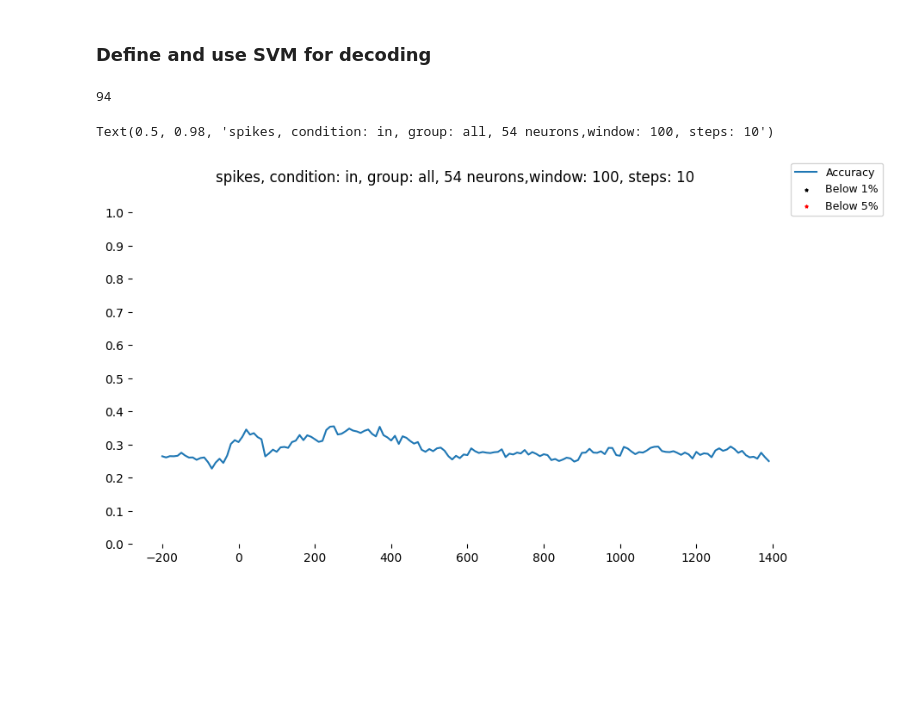
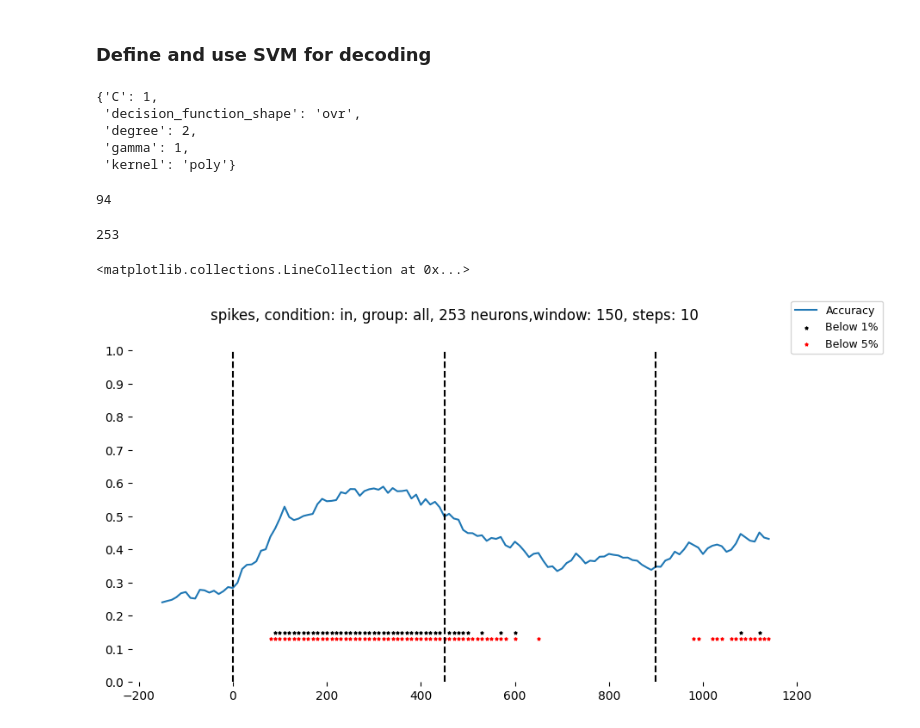
Before and after one commit to Ibos-lab/EphysVibe, a Jupyter notebook: examples/decoding.ipynb, the cells around one changed output. Drawn from its saved outputs; the diff is of its cells as text; code cells hidden in the pictures; blank space fills up the shorter version.

```diff
--- a/examples/decoding.ipynb
+++ b/examples/decoding.ipynb
@@ -32,7 +32,7 @@ def moving_average(data:np.ndarray,win:int, step:int=1)-> np.ndarray:
         count +=1
     return d_avg
 # %%
-def get_avg_fr(sp_path,bhv_path,rf_all_b1,cgroup,win,step,in_out="in",e_align="sample_on",t_before=200,to_decode='samples'):
+def get_avg_fr(sp_path,bhv_path,rf_all_b1,cgroup,win,step,in_out="in",e_align="sample_on",t_before=200,to_decode='samples',min_n_tr=30):
     print(sp_path)
     print(bhv_path)
     data = SpikeData.from_python_hdf5(sp_path)
@@ -56,9 +56,8 @@ def get_avg_fr(sp_path,bhv_path,rf_all_b1,cgroup,win,step,in_out="in",e_align="s
         neurons = np.where(data.clustersgroup == cgroup)[0]
 
 
-    rf_neurons = rf_all_b1[['date','array_position']][rf_all_b1['date']==date]
-
-    neurons = np.in1d(neurons,rf_neurons['array_position'].values)
+    # rf_neurons = rf_all_b1[['date','array_position']][rf_all_b1['date']==date]
+    # neurons = neurons[np.in1d(neurons,rf_neurons['array_position'].values)]
 
     if len(neurons) == 0:
         return np.nan,np.nan
@@ -101,7 +100,7 @@ def get_avg_fr(sp_path,bhv_path,rf_all_b1,cgroup,win,step,in_out="in",e_align="s
     for i_task, (trial_idx_n, neurons,task) in enumerate(zip(trials_neuron,t_neurons,task_all)):
         min_task = task.groupby(["sample"]).count().min().min()
         # check number of trials
-        if min_task>=30:
+        if min_task>=min_n_tr:
             trials_s_on = data.code_samples[
                 trial_idx[trial_idx_n],
                 np.where(data.code_numbers[trial_idx[trial_idx_n]] == task_constants.EVENTS_B1[e_align])[
@@ -214,7 +213,7 @@ file1.close()
 file1 = open("/envau/work/invibe/USERS/IBOS/code/flow/paths_sp_decoding.txt", "r")
 lines_sp = file1.readlines()
 file1.close()
-directory_b1="/envau/work/invibe/USERS/IBOS/data/Riesling/TSCM/OpenEphys/plots2/detect_rf/test/lip/b1"
+directory_b1="/envau/work/invibe/USERS/IBOS/data/Riesling/TSCM/OpenEphys/plots2/detect_rf/lip/b1"
 rf_path_b1 = os.path.normpath(str(directory_b1) + "/*.csv")
 rf_path_b1 = glob.glob(rf_path_b1, recursive=True)
 rf_all = []
@@ -232,7 +231,7 @@ for line in lines_sp:
 cgroup = "all"
 in_out="in"
 e_align="sample_on"
-win_size = 100
+win_size = 150
 step = 10
 fix_duration = 200
 sample_duration = 450
@@ -314,7 +313,27 @@ for rec in range(len(tasks)):
 # %% [markdown]
 ### Define and use SVM for decoding
 # %%
-model=  SVC(kernel='linear',C=20,decision_function_shape='ovr',gamma=0.001)
+model=  SVC(kernel='linear',C=1,decision_function_shape='ovr',gamma='auto',degree=1)
+# %%
+le = LabelEncoder()
+
+le.fit(tasks[0]['sample'].unique())
+all_df= sample_df(frs_avg,tasks,min_trials,1235)
+X,y = compute_window_matrix(all_df,75)
+scaler = MinMaxScaler()
+X = scaler.fit_transform(X)
+y=le.transform(y)
+from sklearn.model_selection import GridSearchCV
+parameters = {'C': [1, 10,100,20,1000],'degree':[2,3,4,5],'gamma':[1,0.1,0.001,0.0001,'scale','auto'], 'kernel': ['linear','poly'],'decision_function_shape':['ovr']}
+clf = GridSearchCV(SVC(), parameters)
+clf.fit(X, y)
+clf.best_params_
+# %% [output]
+{'C': 1,
+ 'decision_function_shape': 'ovr',
+ 'degree': 2,
+ 'gamma': 1,
+ 'kernel': 'poly'}
 # %%
 le = LabelEncoder()
 
@@ -339,48 +358,54 @@ min_n_trials
 n_neurons = 0
 for rec in range(len(frs_avg)):
     n_neurons +=frs_avg[rec].shape[1]
+# %%
+n_neurons
+# %% [output]
+253
 # %%
+scores2 = np.array(scores)[:,:130]
 s_path = os.path.normpath(paths_sp[0]).split(os.sep)
 fig,ax = plt.subplots(figsize=(10,5))
-x = ((np.arange(0, len(scores[0]))) - (fix_duration) / step) * 10
-ax.plot(x, np.array(scores).mean(axis=0), label="Accuracy")
+x = ((np.arange(0, len(scores2[0]))) - (fix_duration-50) / step) * 10
+ax.plot(x, np.array(scores2).mean(axis=0), label="Accuracy")
 if to_decode == "samples":
     threshole = 0.25
 else:
     threshole = 0.5
-ss = np.sum(np.array(scores) <= threshole, axis=0) / np.array(scores).shape[0]
+ss = np.sum(np.array(scores2) <= threshole, axis=0) / np.array(scores2).shape[0]
 mask_inf = ss <= 0.01
 mask_inf_5 = ss <= 0.05
 # stars
 ax.scatter(
     x[mask_inf],
     [threshole - 0.1] * len(x[mask_inf]),
     color="k",
     marker="*",
     label="Below 1%",
     s=6,
 )
 ax.scatter(
     x[mask_inf_5],
     [threshole - 0.12] * len(x[mask_inf_5]),
     color="r",
     marker="*",
     label="Below 5%",
     s=6,
 )
 ax.set_ylim(0, 1)
 ax.set_yticks(np.arange(0, 1.1, 0.1))
 # delete boundaries
 ax.spines["right"].set_visible(False)
 ax.spines["left"].set_visible(False)
 ax.spines["top"].set_visible(False)
 ax.spines["bottom"].set_visible(False)
 fig.legend(fontsize=9)
 fig.suptitle(
     "%s, condition: %s, group: %s, %d neurons,window: %d, steps: %d"
     % (s_path[-2], in_out, cgroup, n_neurons, win_size, step)
 )
+ax.vlines([0,450,900],0,1,'k','--')
 # %% [output]
-Text(0.5, 0.98, 'spikes, condition: in, group: all, 54 neurons,window: 100, steps: 10')
+<matplotlib.collections.LineCollection at 0x...>
-[figure, old version]
+[figure, new version]
 # %%
```
Also changed, not shown: parts of 3 cells of this notebook, 2 other files.
